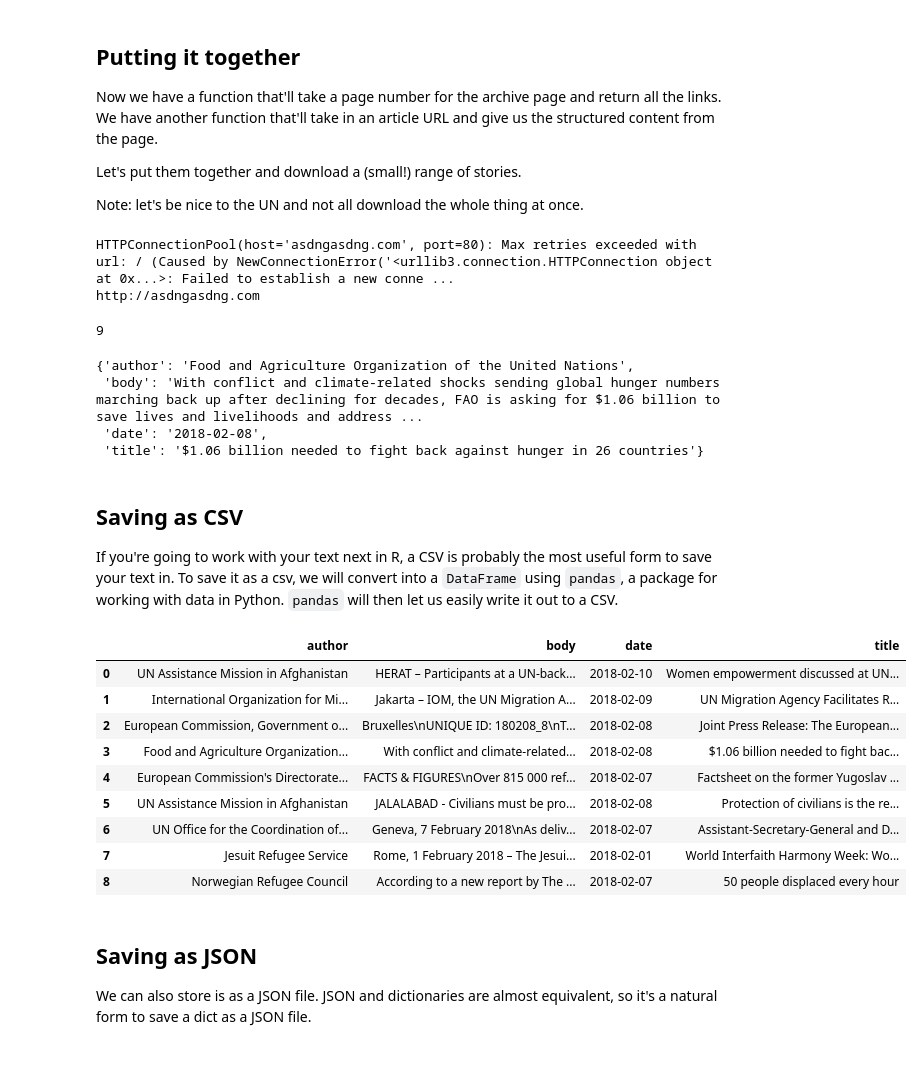
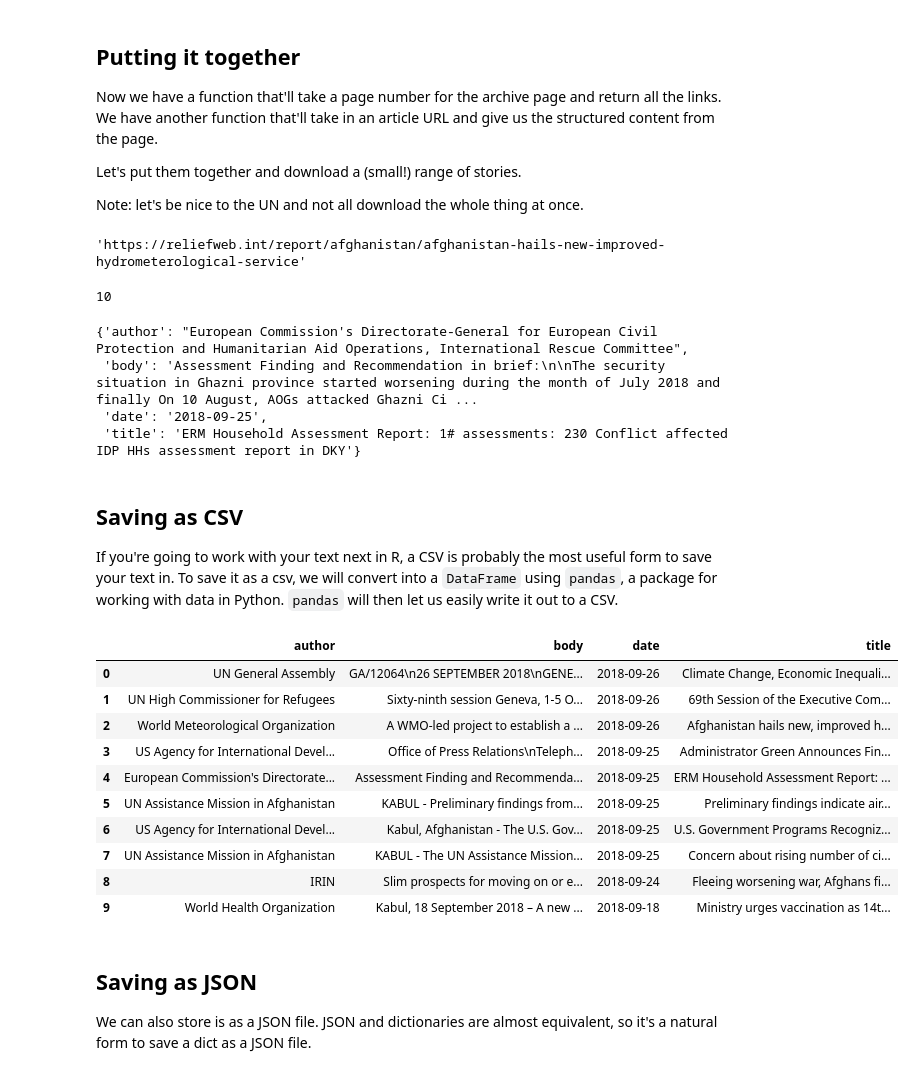
Before and after one commit to ahalterman/learn_to_scrape, a Jupyter notebook: Scraper_Completed.ipynb, the cells around one changed output. Saved outputs shown, nothing was run; the diff lists cells and outputs as text; code cells hidden in the pictures.

```diff
--- a/Scraper_Completed.ipynb
+++ b/Scraper_Completed.ipynb
@@ -78,6 +173,6 @@ soup
 # %%
 # extract body text from page HTML (we'll do this together)
 body = soup.find("div", {"class" : "field body"})
-body = body.text.strip()
-body
+#body.text
+print(body.text.strip())
 # %% [output]
@@ -96,10 +194,11 @@ author.text.strip()
 'Government of Afghanistan'
 # %%
 # extract date from page HTML
-raw_date = soup.find("span", {"class" : "date-display-single"}).text
+raw_date = soup.find("span", {"class" : "date-display-single"})
+print(raw_date.text)
 # convert from raw text into a standardized form
-date = dateutil.parser.parse(raw_date)
+date = dateutil.parser.parse(raw_date.text)
 # Put it into a standard ISO format
 date = date.strftime("%Y-%m-%d")
-date
+print(date)
 # %% [output]
@@ -165,7 +265,6 @@ content = page.content
 # %%
 soup = BeautifulSoup(content, "lxml")
 # %%
-links = soup.find("div", {"class" : "river-list river-updates river-sort-latest"})
-links = links.find_all("a")
+links = soup.find("div", {"class" : "river-list"}).find_all("a")
 print(links[0:5])
 # %% [output]
@@ -268,7 +344,9 @@ for num in range(1, 5):
 
 len(all_links)
 
-all_links[12] = "http://asdngasdng.com"
+all_links[12]
+# %% [output]
+'https://reliefweb.int/report/afghanistan/afghanistan-hails-new-improved-hydrometerological-service'
 # %%
 all_content = []
 
@@ -281,38 +359,36 @@ for link in all_links[10:20]: # be nice to reliefweb and only get some
         #  but print out the link so we can diagnose it.
         print(e)
         print(link)
-# %% [output]
-HTTPConnectionPool(host='asdngasdng.com', port=80): Max retries exceeded with url: / (Caused by NewConnectionError('<urllib3.connection.HTTPConnection object at 0x...>: Failed to establish a new conne ...
-http://asdngasdng.com
 # %%
 len(all_content)
 # %% [output]
-9
+10
 # %%
 all_content[4]
 # %% [output]
-{'author': 'Food and Agriculture Organization of the United Nations',
- 'body': 'With conflict and climate-related shocks sending global hunger numbers marching back up after declining for decades, FAO is asking for $1.06 billion to save lives and livelihoods and address ...
- 'date': '2018-02-08',
- 'title': '$1.06 billion needed to fight back against hunger in 26 countries'}
+{'author': "European Commission's Directorate-General for European Civil Protection and Humanitarian Aid Operations, International Rescue Committee",
+ 'body': 'Assessment Finding and Recommendation in brief:\n\nThe security situation in Ghazni province started worsening during the month of July 2018 and finally On 10 August, AOGs attacked Ghazni Ci ...
+ 'date': '2018-09-25',
+ 'title': 'ERM Household Assessment Report: 1# assessments: 230 Conflict affected IDP HHs assessment report in DKY'}
 # %% [markdown]
 ## Saving as CSV
 
 If you're going to work with your text next in R, a CSV is probably the most useful form to save your text in. To save it as a csv, we will convert into a `DataFrame` using `pandas`, a package for working with data in Python. `pandas` will then let us easily write it out to a CSV.
 # %%
-from __future__ import unicode_literals
 import pandas as pd
 
 content_df = pd.DataFrame(all_content)
-content_df
+#content_df
+content_df.to_csv("all_content.csv")
 # %% [output]
 |  | author | body | date | title |
-| 0 | UN Assistance Mission in Afghanistan | HERAT – Participants at a UN-back... | 2018-02-10 | Women empowerment discussed at UN... |
-| 1 | International Organization for Mi... | Jakarta – IOM, the UN Migration A... | 2018-02-09 | UN Migration Agency Facilitates R... |
-| 2 | European Commission, Government o... | Bruxelles\nUNIQUE ID: 180208_8\nT... | 2018-02-08 | Joint Press Release: The European... |
-| 3 | Food and Agriculture Organization... | With conflict and climate-related... | 2018-02-08 | $1.06 billion needed to fight bac... |
-| 4 | European Commission's Directorate... | FACTS & FIGURES\nOver 815 000 ref... | 2018-02-07 | Factsheet on the former Yugoslav ... |
-| 5 | UN Assistance Mission in Afghanistan | JALALABAD - Civilians must be pro... | 2018-02-08 | Protection of civilians is the re... |
-| 6 | UN Office for the Coordination of... | Geneva, 7 February 2018\nAs deliv... | 2018-02-07 | Assistant-Secretary-General and D... |
-| 7 | Jesuit Refugee Service | Rome, 1 February 2018 – The Jesui... | 2018-02-01 | World Interfaith Harmony Week: Wo... |
-| 8 | Norwegian Refugee Council | According to a new report by The ... | 2018-02-07 | 50 people displaced every hour |
+| 0 | UN General Assembly | GA/12064\n26 SEPTEMBER 2018\nGENE... | 2018-09-26 | Climate Change, Economic Inequali... |
+| 1 | UN High Commissioner for Refugees | Sixty-ninth session Geneva, 1-5 O... | 2018-09-26 | 69th Session of the Executive Com... |
+| 2 | World Meteorological Organization | A WMO-led project to establish a ... | 2018-09-26 | Afghanistan hails new, improved h... |
+| 3 | US Agency for International Devel... | Office of Press Relations\nTeleph... | 2018-09-25 | Administrator Green Announces Fin... |
+| 4 | European Commission's Directorate... | Assessment Finding and Recommenda... | 2018-09-25 | ERM Household Assessment Report: ... |
+| 5 | UN Assistance Mission in Afghanistan | KABUL - Preliminary findings from... | 2018-09-25 | Preliminary findings indicate air... |
+| 6 | US Agency for International Devel... | Kabul, Afghanistan - The U.S. Gov... | 2018-09-25 | U.S. Government Programs Recogniz... |
+| 7 | UN Assistance Mission in Afghanistan | KABUL - The UN Assistance Mission... | 2018-09-25 | Concern about rising number of ci... |
+| 8 | IRIN | Slim prospects for moving on or e... | 2018-09-24 | Fleeing worsening war, Afghans fi... |
+| 9 | World Health Organization | Kabul, 18 September 2018 – A new ... | 2018-09-18 | Ministry urges vaccination as 14t... |
```
Also changed, not shown: parts of 23 cells of this notebook.
